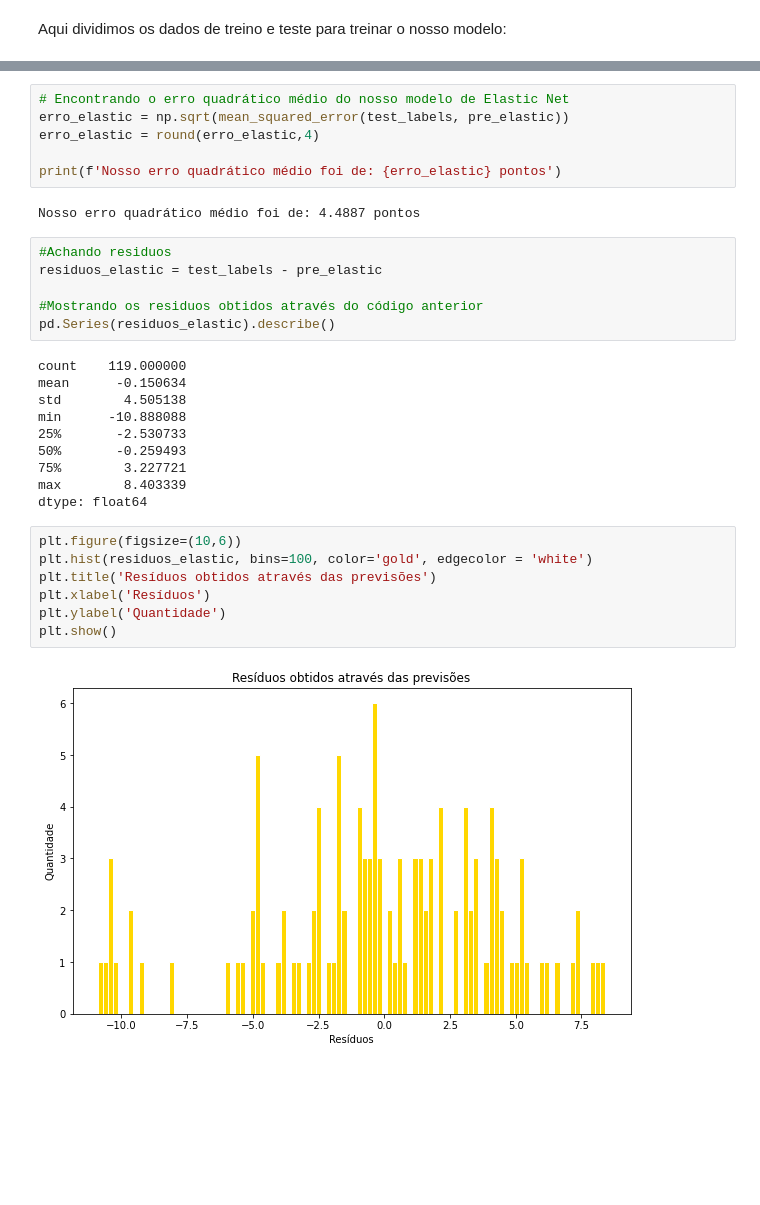
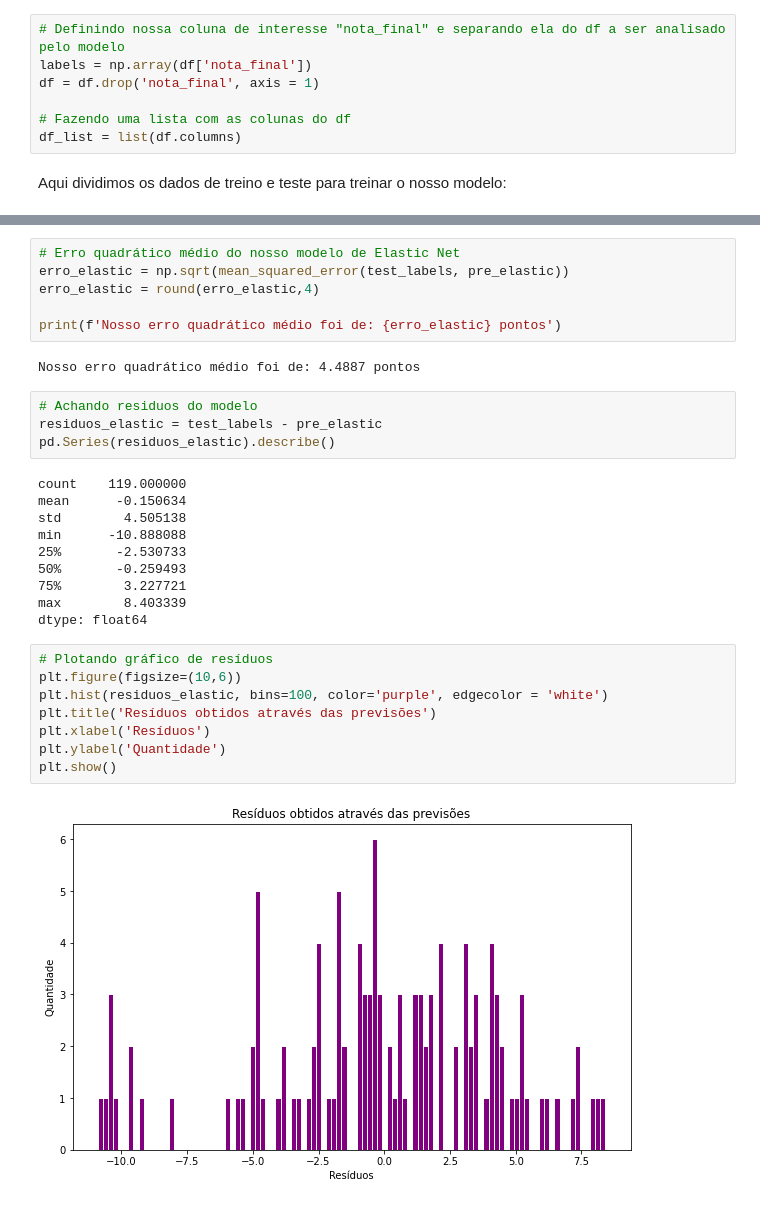
Before and after one commit to eduardoaze/projeto2, a Jupyter notebook: P2-CDados.ipynb, the cells around one changed output, grey strips where cells are left out. Cells and saved outputs as stored; diff of their text form; blank space fills up the shorter version.

```diff
--- a/P2-CDados.ipynb
+++ b/P2-CDados.ipynb
@@ -229,6 +230,13 @@ Tendo em vista realizar as predições, optamos por utilizar a regressão, é um
 ## Modelo 1: Elastic Net
 
 O modelo Elastic Net é uma mistura do modelo Lasso com o Ridge. A regressão Lasso elimina features, com isso uma redução de overfit pode ser observada, e o modelo Ridge, consegue reduzir o impacto das features que não são tão importantes, que impactam menos a nossa variável. É esperado que o resultado obtido através da utilização desse modelo seja mais realista comparado com as conclusões que apareceram após a utilização do método do Lasso.
+# %%
+# Definindo nossa coluna de interesse "nota_final" e separando ela do df a ser analisado pelo modelo
+labels = np.array(df['nota_final'])
+df = df.drop('nota_final', axis = 1)
+
+# Fazendo uma lista com as colunas do df
+df_list = list(df.columns)
 # %% [markdown]
 Aqui dividimos os dados de treino e teste para treinar o nosso modelo:
 # %%
@@ -258,7 +266,7 @@ Tabela que compara a correlação de cada coluna com nosso Target
 | coluna dataset | age | Medu | Fedu | traveltime | studytime | failures | famrel | freetime | goout | Dalc | Walc | ... |
 | coef | -0.055 | 0.1459 | 0 | -0 | 0 | -0.6735 | 0 | -0 | -0.0632 | -0 | -0 | ... |
 # %%
-# Encontrando o erro quadrático médio do nosso modelo de Elastic Net
+# Erro quadrático médio do nosso modelo de Elastic Net
 erro_elastic = np.sqrt(mean_squared_error(test_labels, pre_elastic))
 erro_elastic = round(erro_elastic,4)
 
@@ -266,10 +274,8 @@ print(f'Nosso erro quadrático médio foi de: {erro_elastic} pontos')
 # %% [output]
 Nosso erro quadrático médio foi de: 4.4887 pontos
 # %%
-#Achando residuos
+# Achando residuos do modelo
 residuos_elastic = test_labels - pre_elastic
-
-#Mostrando os residuos obtidos através do código anterior
 pd.Series(residuos_elastic).describe()
 # %% [output]
 count    119.000000
@@ -282,12 +288,13 @@ min      -10.888088
 max        8.403339
 dtype: float64
 # %%
+# Plotando gráfico de resíduos
 plt.figure(figsize=(10,6))
-plt.hist(residuos_elastic, bins=100, color='gold', edgecolor = 'white')
+plt.hist(residuos_elastic, bins=100, color='purple', edgecolor = 'white')
 plt.title('Resíduos obtidos através das previsões')
 plt.xlabel('Resíduos')
 plt.ylabel('Quantidade')
 plt.show()
 # %% [output]
-[figure, old version]
+[figure, new version]
 # %%
```
Also changed, not shown: parts of 27 cells of this notebook.
